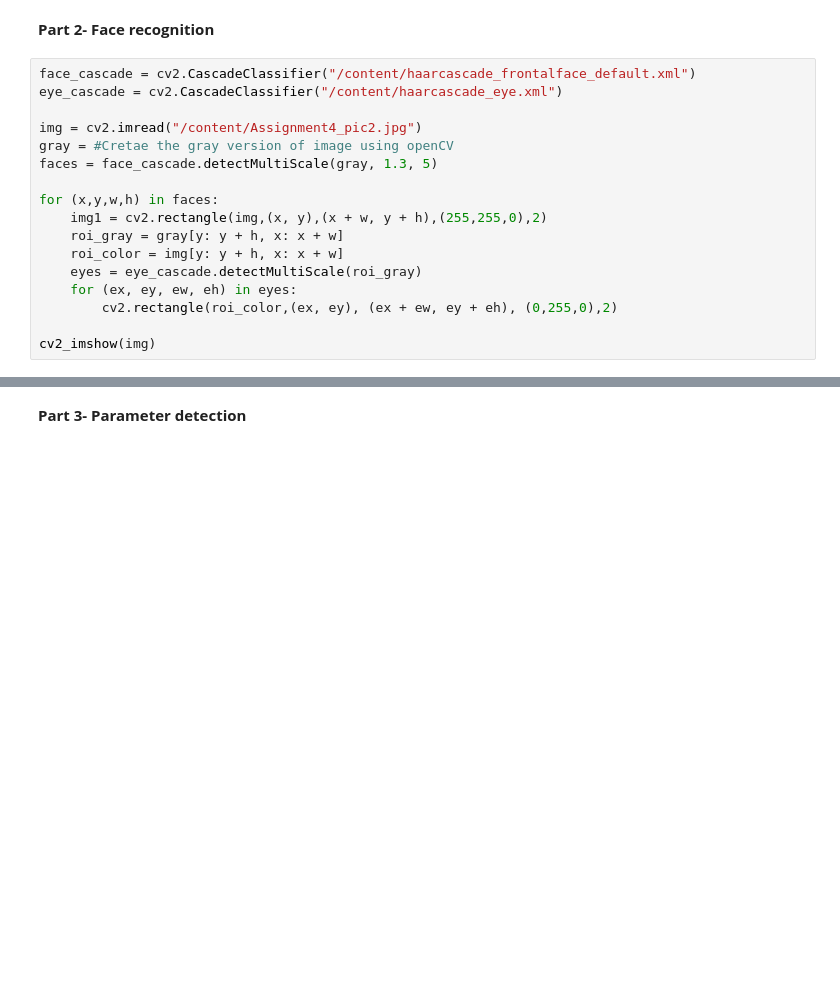
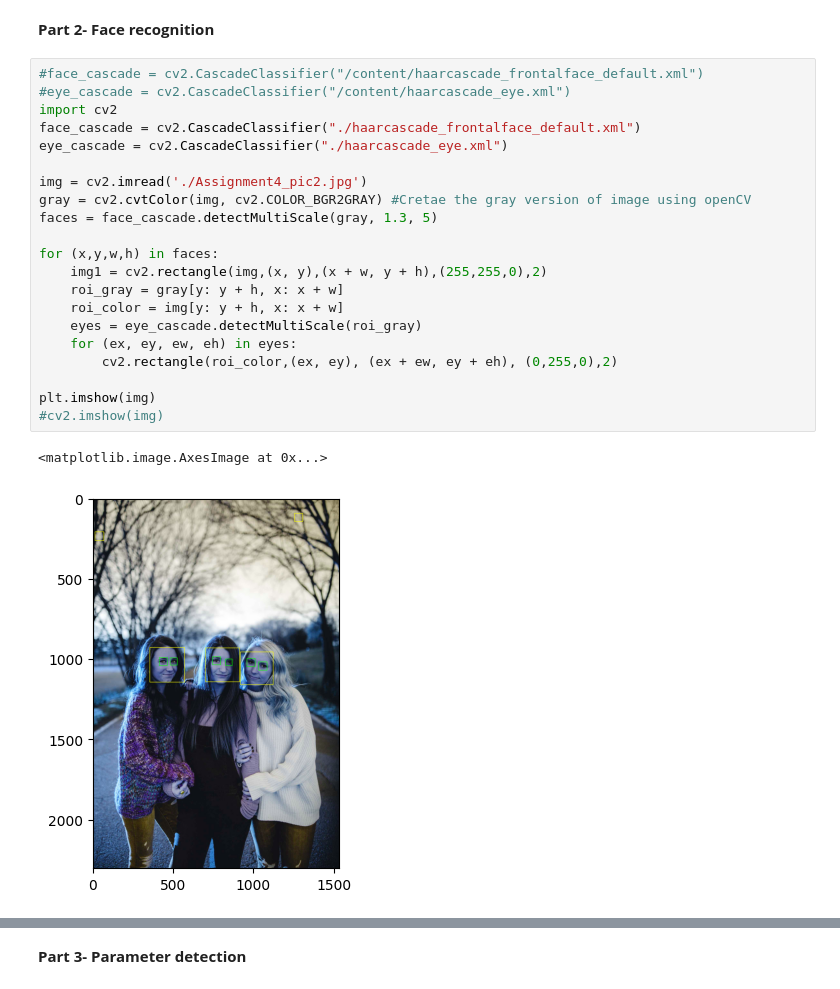
Before and after one commit to ploung/AAI_521_ComputerVision_Module4, a Jupyter notebook: Pros Loung_Assignment4.ipynb, the cells around one changed output, grey strips where cells are left out. Saved outputs shown, nothing was run; the diff lists cells and outputs as text; blank space fills up the shorter version.

Commit message:
Working on Face Recognition

```diff
--- a/Pros Loung_Assignment4.ipynb
+++ b/Pros Loung_Assignment4.ipynb
@@ -254,21 +254,28 @@ A brute-force matcher technique can be used in computer forensic analysis for ta
 # %% [markdown]
 **Part 2- Face recognition**
 # %%
-face_cascade = cv2.CascadeClassifier("/content/haarcascade_frontalface_default.xml")
-eye_cascade = cv2.CascadeClassifier("/content/haarcascade_eye.xml")
+#face_cascade = cv2.CascadeClassifier("/content/haarcascade_frontalface_default.xml")
+#eye_cascade = cv2.CascadeClassifier("/content/haarcascade_eye.xml")
+import cv2
+face_cascade = cv2.CascadeClassifier("./haarcascade_frontalface_default.xml")
+eye_cascade = cv2.CascadeClassifier("./haarcascade_eye.xml")
 
-img = cv2.imread("/content/Assignment4_pic2.jpg")
-gray = #Cretae the gray version of image using openCV
+img = cv2.imread('./Assignment4_pic2.jpg')
+gray = cv2.cvtColor(img, cv2.COLOR_BGR2GRAY) #Cretae the gray version of image using openCV
 faces = face_cascade.detectMultiScale(gray, 1.3, 5)
 
 for (x,y,w,h) in faces:
     img1 = cv2.rectangle(img,(x, y),(x + w, y + h),(255,255,0),2)
     roi_gray = gray[y: y + h, x: x + w]
     roi_color = img[y: y + h, x: x + w]
     eyes = eye_cascade.detectMultiScale(roi_gray)
     for (ex, ey, ew, eh) in eyes:
         cv2.rectangle(roi_color,(ex, ey), (ex + ew, ey + eh), (0,255,0),2)
 
-cv2_imshow(img)
+plt.imshow(img)
+#cv2.imshow(img)
+# %% [output]
+<matplotlib.image.AxesImage at 0x...>
+[figure, added]
 # %%
 #b- Working on webcam
```
Also changed, not shown: parts of 3 cells of this notebook.
